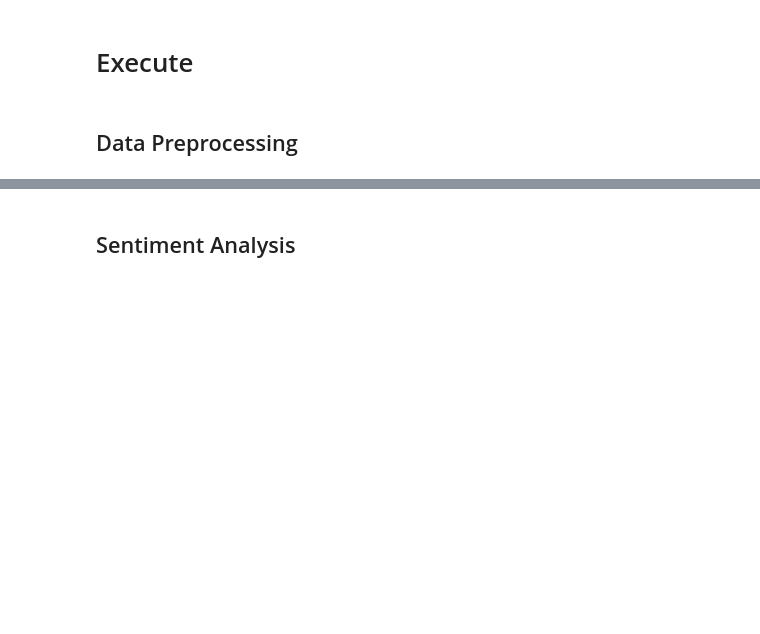
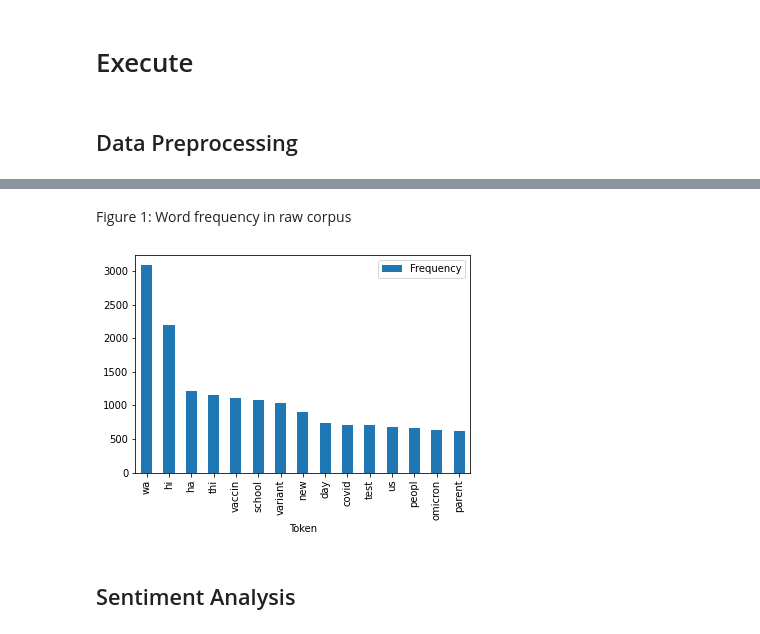
Before and after one commit to JackCollins1991/Topic-Modelling-and-Sentiment-Analysis-on-News-Media, a Jupyter notebook: Part_3_NLP_Analysis.ipynb, the cells around one changed output, grey strips where cells are left out. Cells and saved outputs as stored; diff of their text form; code cells hidden in the pictures; blank space fills up the shorter version.

```diff
--- a/Part_3_NLP_Analysis.ipynb
+++ b/Part_3_NLP_Analysis.ipynb
@@ -159,12 +156,19 @@ def Set_All_Seeds(seed):
+# %%
+def tokenize(text):
+  trans_table = {ord(c): None for c in string.punctuation + string.digits}
+  stemmer = PorterStemmer()
+  tokens = [word for word in nltk.word_tokenize(text.translate(trans_table)) if len(word) > 1]
+  stems = [stemmer.stem(item) for item in tokens]
+  return stems
 # %%
-def Plot_Word_Count(n: int,text_bodies: List):
-  count_vectorizer = CountVectorizer(max_features=n, STOP_WORDS,tokenizer=TOKENIZER_FUNCTION)
-  Y = count_vectorizer.fit_transform(text_bodies)
+def Plot_Word_Count(n: int,text_bodies):
+  vectorizer = CountVectorizer(max_features=n,stop_words=STOP_WORDS,tokenizer=tokenize)
+  Y = vectorizer.fit_transform(text_bodies)
   word_counts = Y.toarray().sum(axis=0)
-  key_words = count_vectorizer.get_feature_names()
+  key_words = vectorizer.get_feature_names()
   df = pd.DataFrame({"Token":key_words,"Frequency":word_counts})
   df = df.sort_values(by='Frequency', ascending=False)
-  df.iloc[0:20,:].plot.bar(x='Token', y='Frequency', rot=90)
+  df.iloc[0:n,:].plot.bar(x='Token', y='Frequency', rot=90)
 # %% [markdown]
 # Execute
 # %% [markdown]
@@ -226,6 +230,12 @@ doc_term_matrix = [dictionary.doc2bow(doc) for doc in ngrams]
 Lda = gensim.models.ldamodel.LdaModel
 
 corpus = [dictionary.doc2bow(text) for text in ngrams]
+# %% [markdown]
+Figure 1: Word frequency in raw corpus
+# %%
+Plot_Word_Count(15, data[TEXT_COLUMN])
+# %% [output]
+[figure, added]
 # %% [markdown]
 ## Sentiment Analysis
 # %% [markdown]
```
Also changed, not shown: parts of 34 cells of this notebook.
